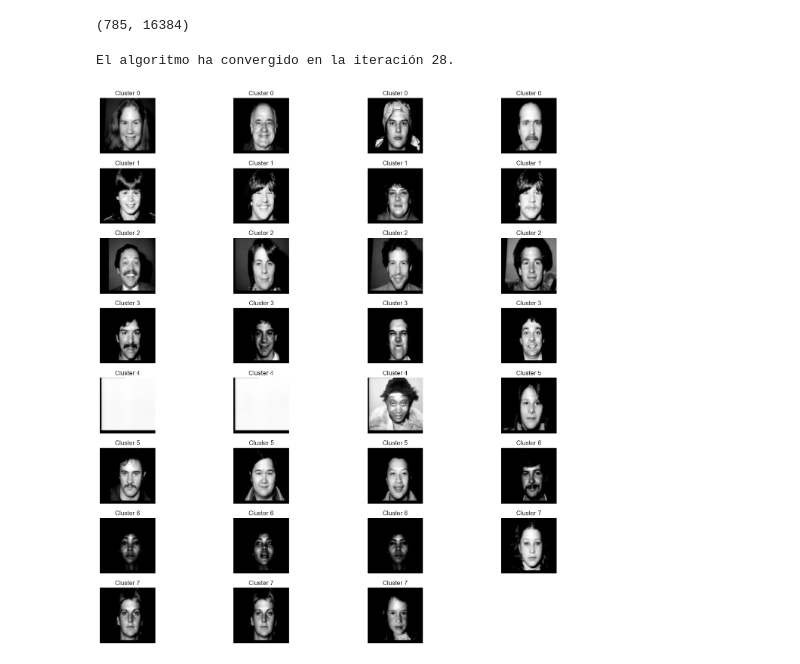
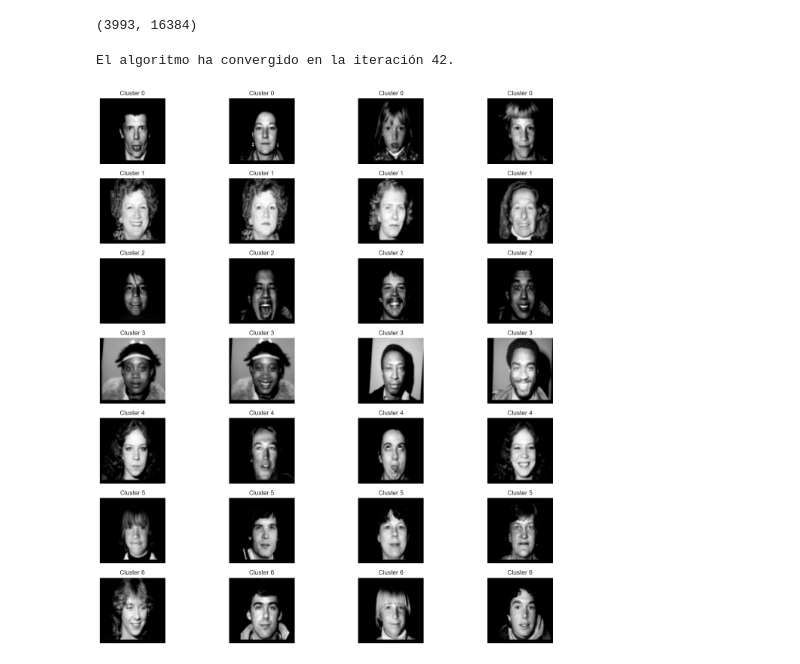
Before and after one commit to MiguelRiosT/Estadistica3_2023-2, a Jupyter notebook: Tarea2/Punto2Kmeans.ipynb, the cells around one changed output. Cells and saved outputs as stored; diff of their text form; code cells hidden in the pictures.

Commit message:
Tarea2_Avance11

```diff
--- a/Tarea2/Punto2Kmeans.ipynb
+++ b/Tarea2/Punto2Kmeans.ipynb
@@ -33,26 +17,23 @@ download_files()
 # %%
-#Procesamiento de las imagenes
 from scipy.io import loadmat
 import glob
-import random
 import matplotlib.image as img
-#Install pillow
+# Install pillow
 from PIL import Image
 
-d_name = 'data/faces/rawdata'
-sample = 0.2
+d_name = 'C:\\GitHub\\Estadistica3_2023-2\\Tarea2\\data\\faces\\rawdata'
 X = []
-for nfile in  os.listdir(d_name):
-    if random.random() <= sample:
-        bytes_read = open(os.path.join(d_name,nfile), "rb").read()
-        img = Image.frombytes('L', (128,128), bytes_read)
-        X.append(np.array(img).flatten())
+
+for nfile in os.listdir(d_name):
+    bytes_read = open(os.path.join(d_name, nfile), "rb").read()
+    img_data = Image.frombytes('L', (128, 128), bytes_read)
+    X.append(np.array(img_data).flatten())
 
 X = np.array(X)
 # %%
 X.shape
 # %% [output]
-(785, 16384)
+(3993, 16384)
 # %%
 # Reducción de dimensionalidad utilizando PCA para obtener las 5 primeras componentes
 pca = PCA(n_components=5)
@@ -63,7 +44,7 @@ def absolute_distance(point1, point2):
 
 # Algoritmo K-Means sin librerías
 class KMeans:
-    def __init__(self, n_clusters=8, max_iters=800):
+    def __init__(self, n_clusters=7, max_iters=200):
         self.n_clusters = n_clusters
         self.max_iters = max_iters
 
@@ -91,15 +72,15 @@ class KMeans:
         labels = np.argmin(distances, axis=1)
         return labels
 # %%
-kmeans = KMeans(n_clusters=8)
+kmeans = KMeans(n_clusters=7)
 kmeans.fit(X_pca)
 predicted_labels = kmeans.predict(X_pca)
 # %% [output]
-El algoritmo ha convergido en la iteración 28.
+El algoritmo ha convergido en la iteración 42.
 # %%
 #Seleccionar las 4 caras más cercanas al centroide de cada cluster
 selected_faces = []
-for cluster_id in range(8):
+for cluster_id in range(7):
     cluster_indices = np.where(predicted_labels == cluster_id)[0]
     cluster_centroid = kmeans.centroids[cluster_id]
 
@@ -112,12 +93,12 @@ for cluster_id in range(8):
 # %%
 #Visualizar y describir las caras seleccionadas
 plt.figure(figsize=(15, 15))
 for i, face_idx in enumerate(selected_faces):
-    plt.subplot(8, 4, i + 1)
+    plt.subplot(7, 4, i + 1)
     plt.imshow(X[face_idx].reshape(128, 128), cmap='gray')  # Usar X en lugar de data
     plt.title(f'Cluster {predicted_labels[face_idx]}')
     plt.axis('off')
 plt.tight_layout()
 plt.show()
 # %% [output]
-[figure, old version]
+[figure, new version]
```
Also changed, not shown: parts of 1 cell of this notebook.
